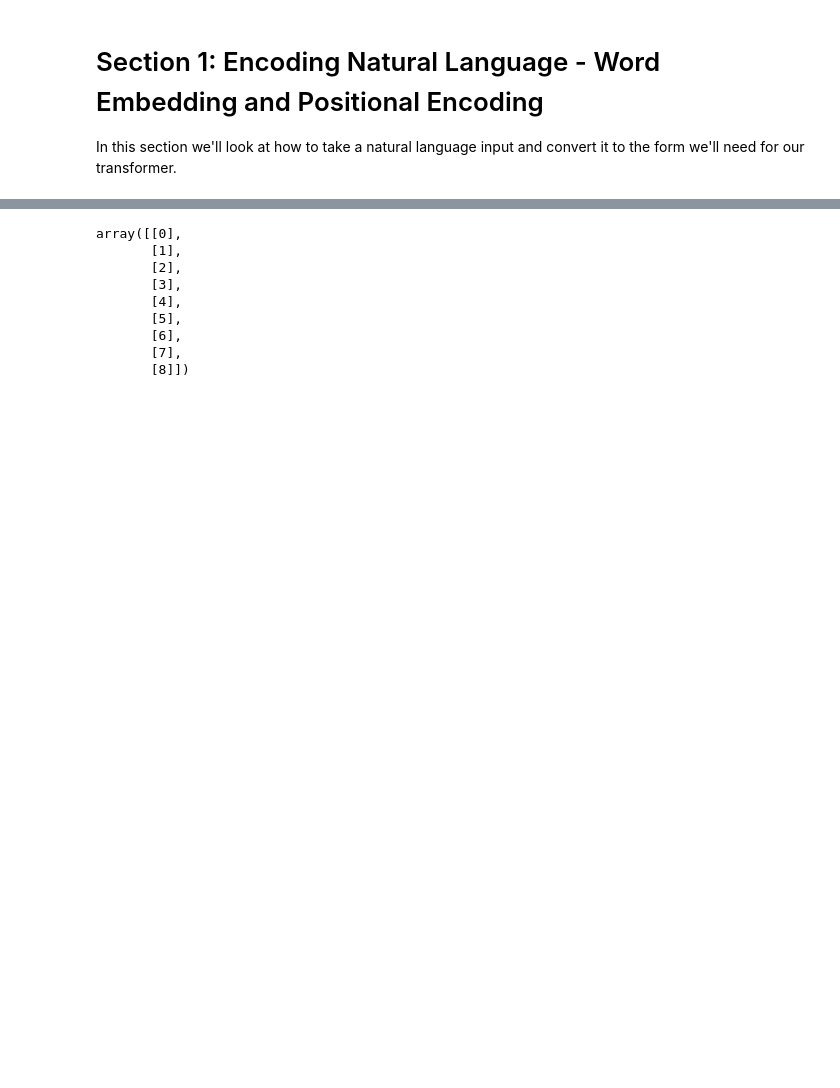
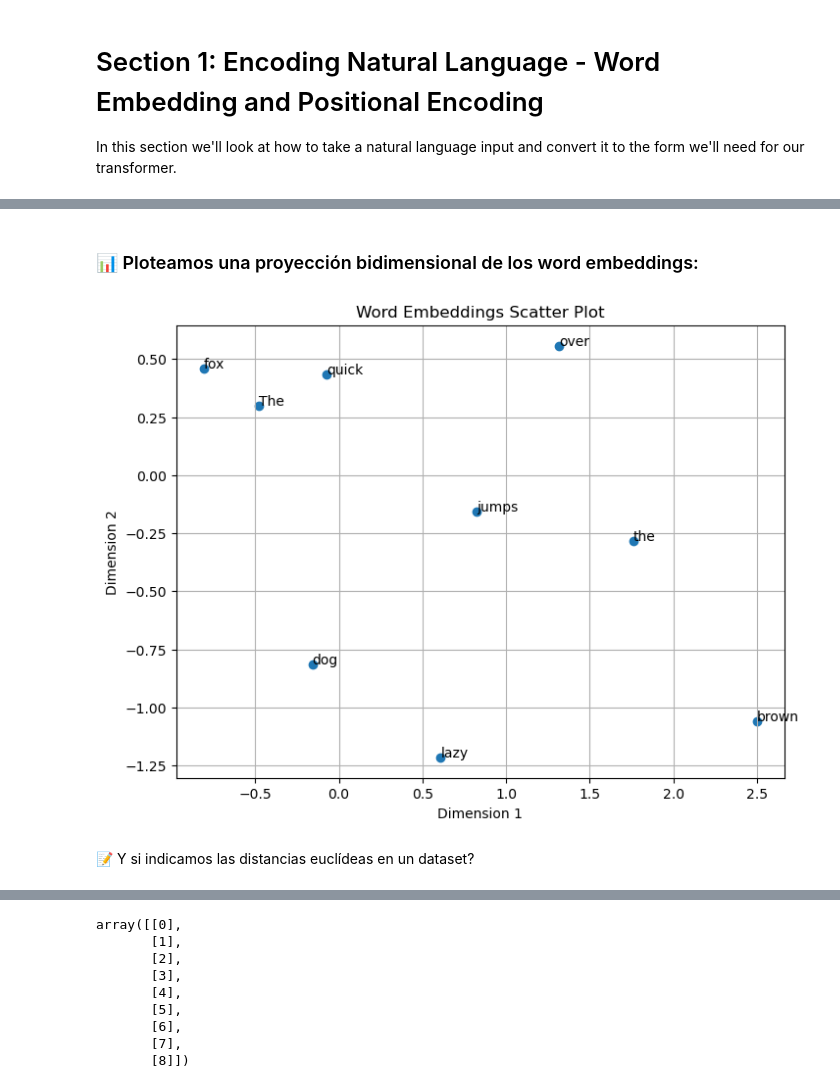
Before and after one commit to GermanCM/databricks-llm-foundation-models, a Jupyter notebook: LLM 01 - Transformer Architecture/LLM 01 - Transformer Architecture run.ipynb, the cells around one changed output, grey strips where cells are left out. Saved outputs shown, nothing was run; the diff lists cells and outputs as text; code cells hidden in the pictures; blank space fills up the shorter version.

Commit message:
torch embeddings conceptua checks

```diff
--- a/LLM 01 - Transformer Architecture/LLM 01 - Transformer Architecture run.ipynb
+++ b/LLM 01 - Transformer Architecture/LLM 01 - Transformer Architecture run.ipynb
@@ -133,0 +127,23 @@ tensor([[ 3.0805e-04,  9.3295e-01,  1.2021e+00, -1.7583e+00, -5.3202e-01,
+# %% [markdown]
+### 📊 Ploteamos una proyección bidimensional de los word embeddings:
+# %%
+import matplotlib.pyplot as plt
+
+words = [word for word in word2id.keys()]
+word_embeddings_np = word_embeddings.detach().numpy()
+
+plt.figure(figsize=(8, 6))
+plt.scatter([e[0] for e in word_embeddings_np], [e[1] for e in word_embeddings_np])
+
+for i, word in enumerate(words):
+    plt.annotate(word, (word_embeddings_np[i][0], word_embeddings_np[i][1]))
+
+plt.xlabel('Dimension 1')
+plt.ylabel('Dimension 2')
+plt.title('Word Embeddings Scatter Plot')
+plt.grid(True)
+plt.show()
+# %% [output]
+[figure, added]
+# %% [markdown]
+📝 Y si indicamos las distancias euclídeas en un dataset?
```
Also changed, not shown: parts of 12 cells of this notebook, 1 other file.
